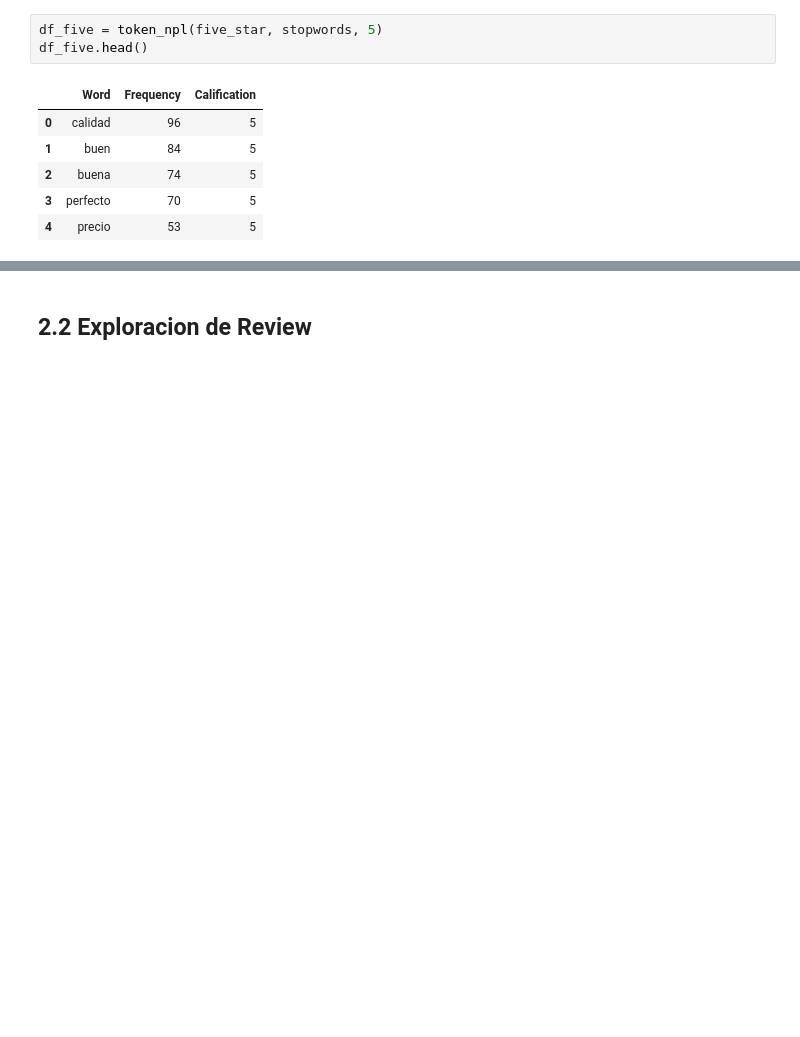
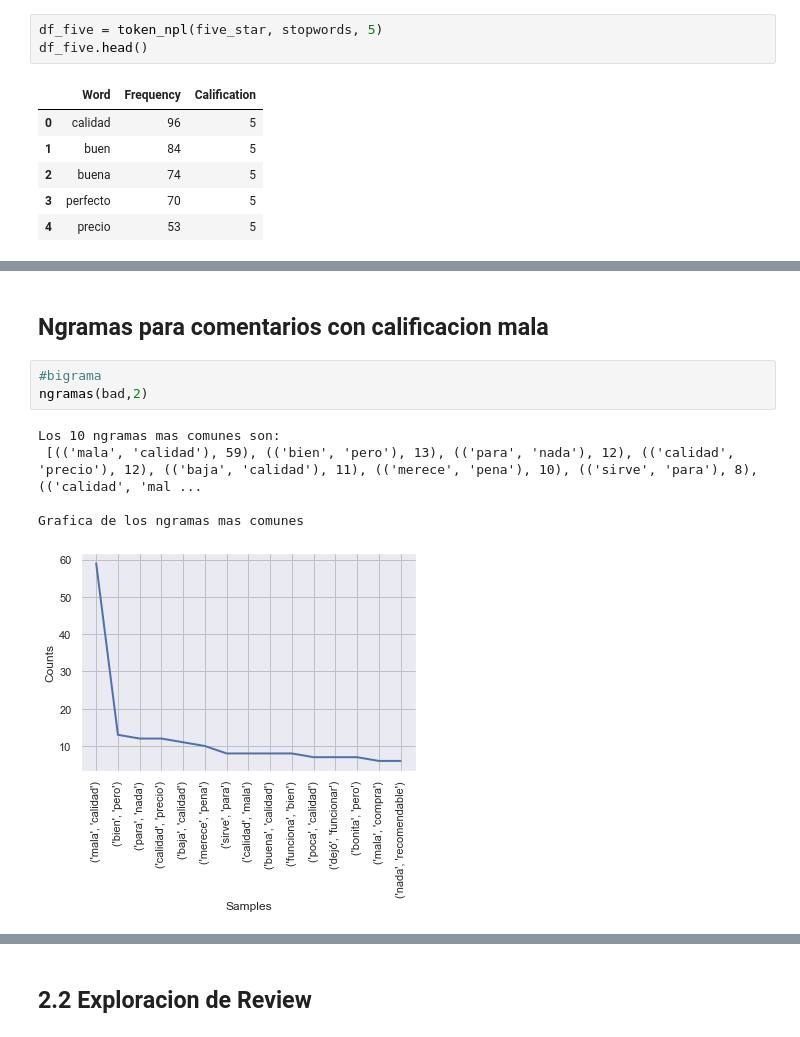
Before and after one commit to luiscarlos0218/proyecto3_NLP, a Jupyter notebook: DS_Proyecto_03_NLP.ipynb, the cells around one changed output, grey strips where cells are left out. Saved outputs shown, nothing was run; the diff lists cells and outputs as text; blank space fills up the shorter version.

```diff
--- a/DS_Proyecto_03_NLP.ipynb
+++ b/DS_Proyecto_03_NLP.ipynb
@@ -451,0 +513,11 @@ Se encuentra que los titulos de los reviews no se encuentran palabras relevantes
+# %% [markdown]
+## Ngramas para comentarios con calificacion mala
+# %%
+#bigrama
+ngramas(bad,2)
+# %% [output]
+Los 10 ngramas mas comunes son:
+ [(('mala', 'calidad'), 59), (('bien', 'pero'), 13), (('para', 'nada'), 12), (('calidad', 'precio'), 12), (('baja', 'calidad'), 11), (('merece', 'pena'), 10), (('sirve', 'para'), 8), (('calidad', 'mal ...
+
+Grafica de los ngramas mas comunes
+[figure, added]
```
Also changed, not shown: parts of 16 cells of this notebook.
